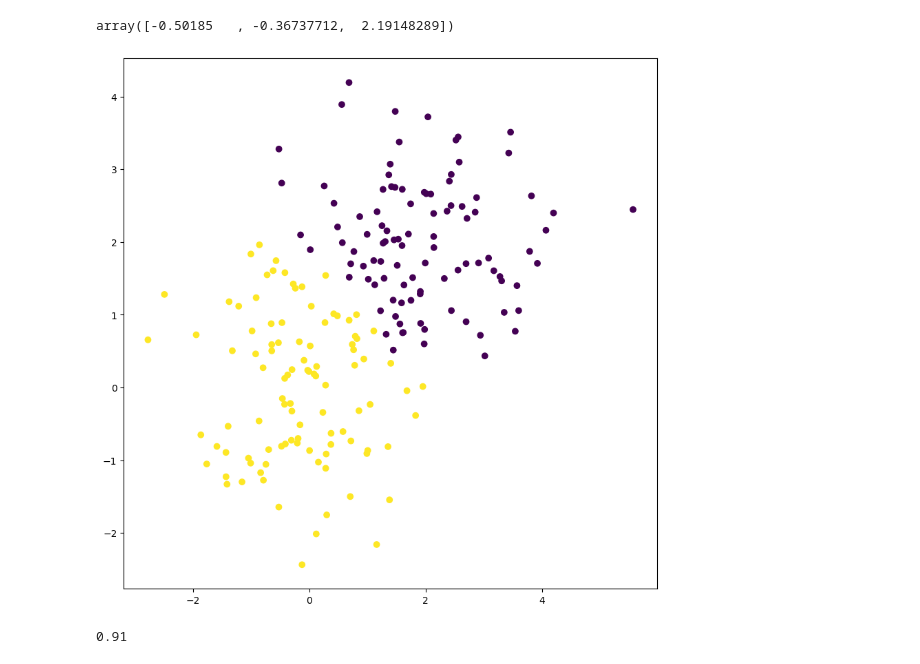
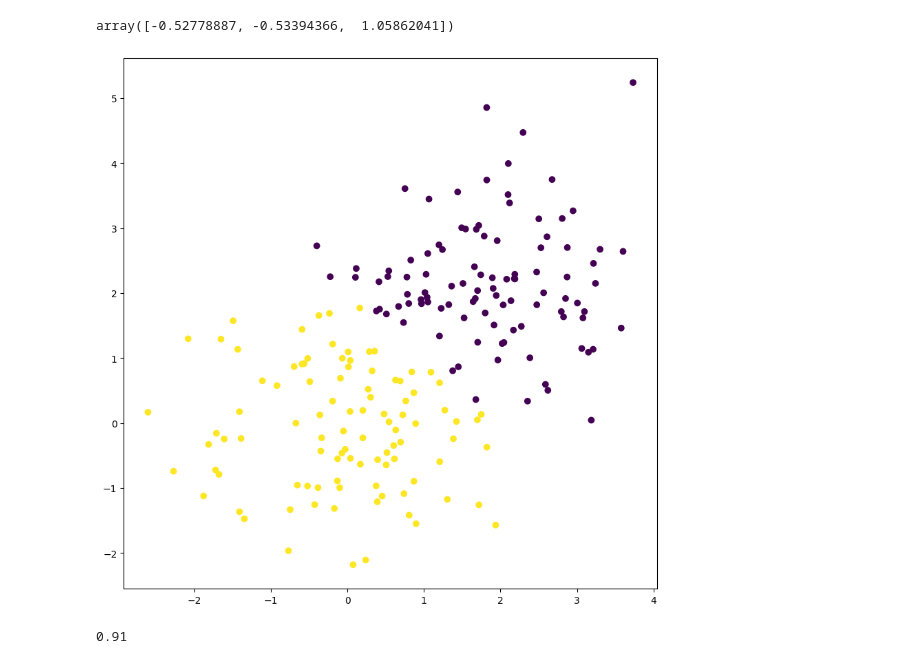
Before and after one commit to jakfol1217/Optimalization_project, a Jupyter notebook: testing.ipynb, the cells around one changed output. Drawn from its saved outputs; the diff is of its cells as text; code cells hidden in the pictures.

```diff
--- a/testing.ipynb
+++ b/testing.ipynb
@@ -21,7 +21,7 @@ def sgn(x):
 def accuracy(y, y_hat):
     return sum(y == y_hat)/len(y)
 # %%
-x,y = generate_data(ro=5)
+x,y = generate_data(ro=2)
 
 plt.figure(figsize=(10,10))
 plt.scatter(x[:,0], x[:,1], c=y)
@@ -58,14 +58,14 @@ w = cd.process()
 # %%
 w # the last one is the bias
 # %% [output]
-array([-0.50185   , -0.36737712,  2.19148289])
+array([-0.52778887, -0.53394366,  1.05862041])
 # %%
 xd = (w[0:-1] @ x.T) + w[-1]
 xd = sgn(xd)
 # %%
 plt.figure(figsize=(10,10))
-plt.scatter(x[:,0], x[:,1], c=sgn(xd))
+plt.scatter(x[:,0], x[:,1], c=xd)
 plt.show()
 # %% [output]
-[figure, old version]
+[figure, new version]
 # %%
```
Also changed, not shown: parts of 2 cells of this notebook.
